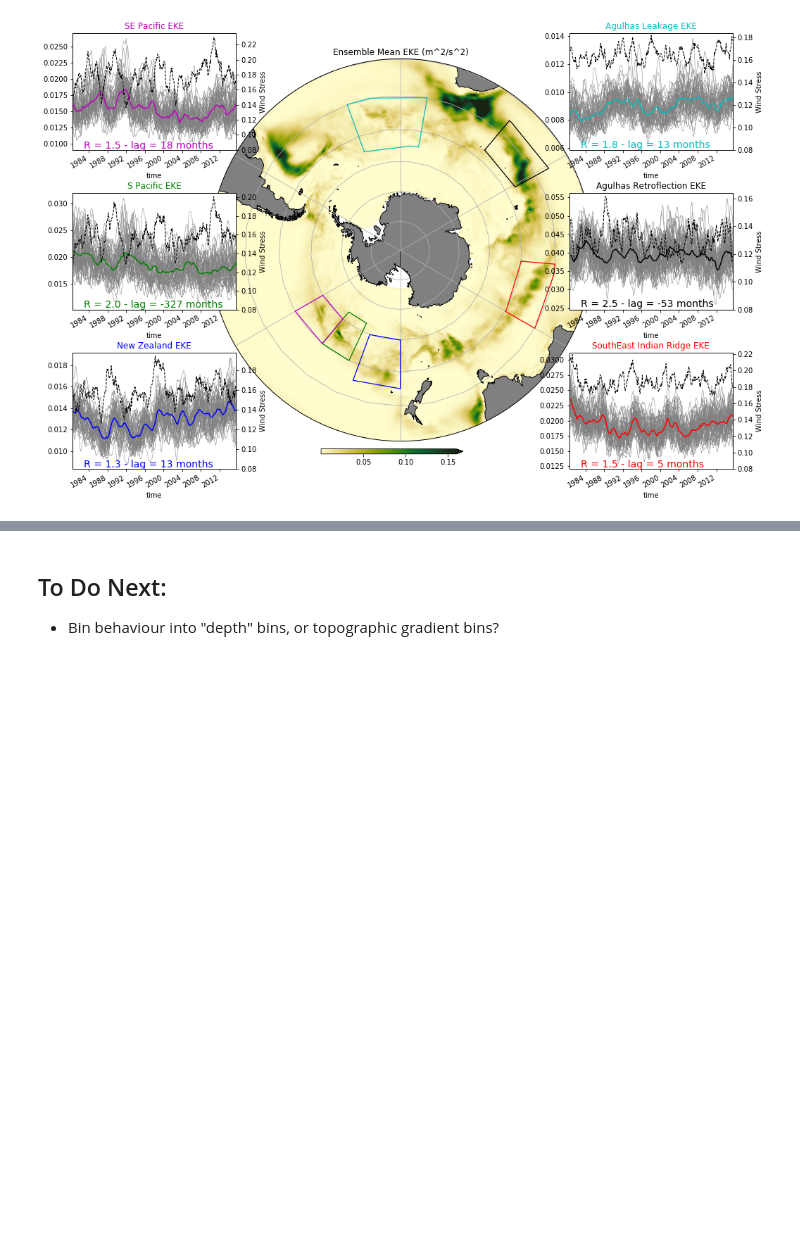
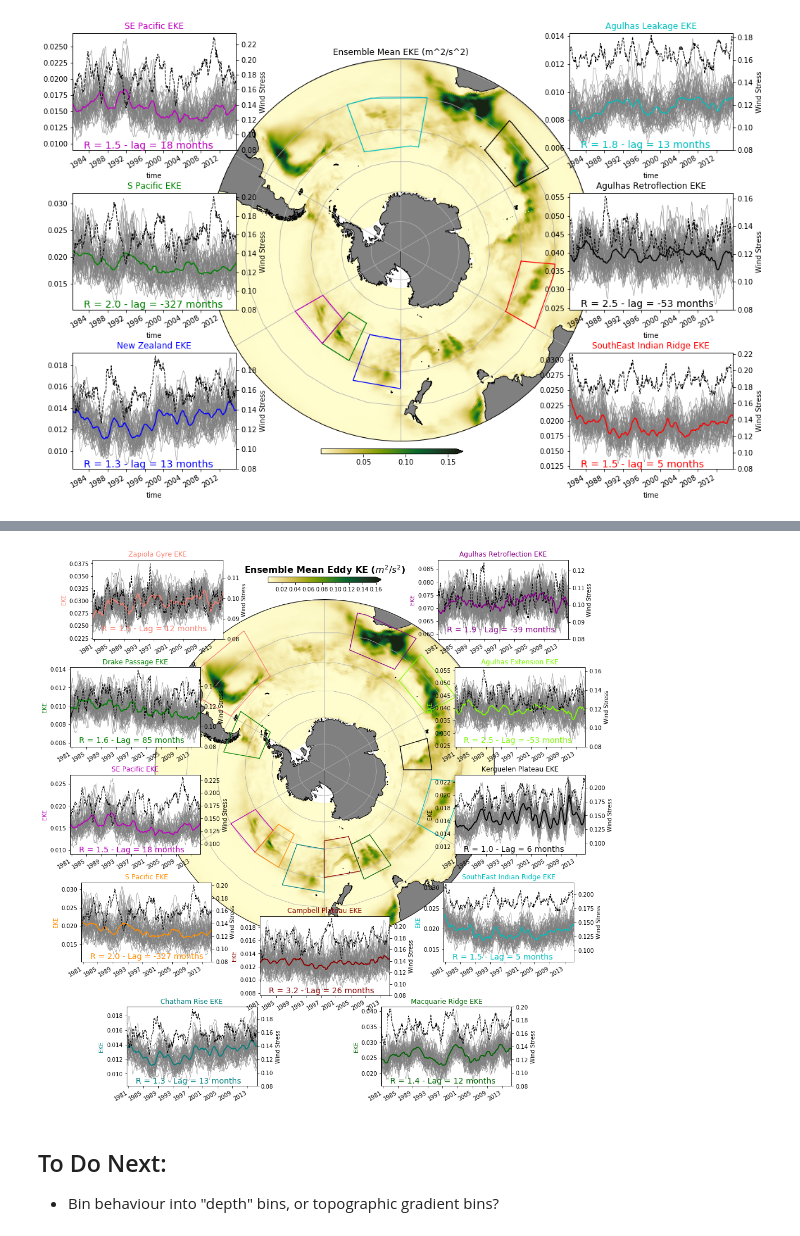
Before and after one commit to AndyHoggANU/OCCIPUT-analysis, a Jupyter notebook: Plot_Real_EKE.ipynb, the cells around one changed output, grey strips where cells are left out. Saved outputs shown, nothing was run; the diff lists cells and outputs as text; code cells hidden in the pictures; blank space fills up the shorter version.

Commit message:
updating EKE plot

```diff
--- a/Plot_Real_EKE.ipynb
+++ b/Plot_Real_EKE.ipynb
@@ -353,6 +353,7 @@ def add_box(ax, ax_p, col, desc, lon1, lon2, lat1, lat2,long_name):
     eke_sum = eke_sum/nn
     eke_sum.plot(ax=ax_p,color=col,linewidth=1.5)
     sigma2 = np.var(eke_sum)
+    ax_p.set_xlabel('Wind Stress')
 
 
     # Now I have ensemble mean, I can calculate ensemble variance.
@@ -371,6 +372,7 @@ def add_box(ax, ax_p, col, desc, lon1, lon2, lat1, lat2,long_name):
             eke_var = eke_var + (eke - eke_sum)**2
 
     eke_var = eke_var/nn
+    sigma2 = np.var(eke_sum)
 
     epsilon2 = eke_var.mean('time')
 
@@ -384,13 +386,19 @@ def add_box(ax, ax_p, col, desc, lon1, lon2, lat1, lat2,long_name):
     ax_pt.set_ylim(ymin=0.08)
     ax_pt.set_ylabel('Wind Stress')
 
+
+    eke_sum.plot(ax=ax_p,color=col,linewidth=1.5)
+    ax_p.set_xlabel('')
+    ax_p.set_ylabel('EKE',color=col)
+    #ax_p.set_yticklabels(ax_p.get_yticklabels(),color=col)
+
     # Is there a lagged correlation?
     ekep = eke_sum[6:-6] - eke_sum.mean()
     taup = tau[6:-6] - tau.mean()
     coef = np.correlate(ekep,taup,mode='full')
     lag = coef.argmax() - ekep.shape[0] + 1
 
-    ax_pt.text(pd.datetime(1983,1,1),0.082,'R = %0.1f - lag = %d months'%(ratio.values,lag),color=col,size=14)
+    ax_pt.text(pd.datetime(1983,1,1),0.084,'R = %0.1f - Lag = %d months'%(ratio.values,lag),color=col,size=14)
 
     ax_p.set_title(long_name +' EKE',color=col)
     ax_p.autoscale(enable=True, axis='x', tight=True)
@@ -500,3 +510,75 @@ plt.savefig('SouthernOceanEKE2.png',dpi=250)
+# %%
+plt.figure(figsize=(14, 14))
+ax = plt.axes([0.2, 0.3, 0.6, 0.6],projection=ccrs.SouthPolarStereo(),)
+ax.set_extent([-287, 73, -80, -30], crs=ccrs.PlateCarree())
+
+# Compute a circle in axes coordinates, which we can use as a boundary
+# for the map. We can pan/zoom as much as we like - the boundary will be
+# permanently circular.
+theta = np.linspace(0, 2*np.pi, 100)
+center, radius = [0.5, 0.5], 0.5
+verts = np.vstack([np.sin(theta), np.cos(theta)]).T
+circle = mpath.Path(verts * radius + center)
+ax.set_boundary(circle, transform=ax.transAxes)
+
+ax.add_feature(land_50m)
+ax.gridlines()
+p1 = eke_month.mean('month').plot(cmap=cm.cm.speed,vmax=0.16,add_colorbar=False,transform=ccrs.PlateCarree())
+ax_c = plt.axes([0.4,0.93,0.2,0.01])
+plt.colorbar(p1,cax=ax_c,orientation='horizontal',extend='max')
+ax_c.set_title('Ensemble Mean Eddy KE ($m^2/s^2$)',fontsize=16,fontweight='bold')
+
+# Malvinas/Zapiola
+ax_mv = plt.axes([0.09, 0.83, 0.23, 0.14])
+add_box(ax,ax_mv, 'salmon', 'mv', -60, -30, -50, -33,'Zapiola Gyre')
+
+# Drake Passage
+ax_dp = plt.axes([0.05, 0.64, 0.23, 0.14])
+add_box(ax,ax_dp,'g', 'dp', -80, -55, -65, -52,'Drake Passage')
+
+# SE Pacific
+ax_p2 = plt.axes([0.05, 0.45, 0.23, 0.14])
+add_box(ax, ax_p2, 'm', 'p2', -140, -120, -60, -50, 'SE Pacific')
+
+# South Pacific
+ax_p1 = plt.axes([0.07, 0.26, 0.23, 0.14])
+add_box(ax, ax_p1, 'darkorange', 'p1', -155, -140, -63, -50, 'S Pacific')
+
+# NZ
+ax_nz = plt.axes([0.15, 0.04, 0.23, 0.14])
+add_box(ax, ax_nz, 'teal', 'nz', -180, -160, -60, -45, 'Chatham Rise')
+
+# Campbell Plateau
+ax_cp = plt.axes([0.385, 0.2, 0.23, 0.14])
+add_box(ax,ax_cp,'darkred', 'cp', -200, -180, -63, -50,'Campbell Plateau')
+
+# Macquarie Ridge
+ax_mr = plt.axes([0.6, 0.04, 0.23, 0.14])
+add_box(ax,ax_mr,'darkgreen', 'mr', -215, -200, -60, -47,'Macquarie Ridge')
+
+# SEIR
+ax_se = plt.axes([0.71, 0.26, 0.23, 0.14])
+add_box(ax, ax_se, 'c', 'se', -265, -240, -50, -40, 'SouthEast Indian Ridge')
+
+# Kerguelen Plateau
+ax_ke = plt.axes([0.73, 0.45, 0.23, 0.14])
+add_box(ax,ax_ke,'k', 'ke', -287, -270, -60, -50,'Kerguelen Plateau')
+
+# Agulhas Retroflection
+ax_ar = plt.axes([0.73, 0.64, 0.23, 0.14])
+add_box(ax, ax_ar, 'lawngreen', 'ar', 40,  61, -47,  -36, 'Agulhas Extension')
+
+# Agulhas
+ax_ag = plt.axes([0.7, 0.83, 0.23, 0.14])
+add_box(ax,ax_ag,'darkmagenta', 'ag', 12,  35, -45,  -33,'Agulhas Retroflection')
+
+# Agulhas Leakage
+# ax_al = plt.axes([0.75, 0.7, 0.23, 0.15])
+# add_box(ax, ax_al, 'c', 'al', -20,  10, -55,  -40, 'Agulhas Leakage')
+
+plt.savefig('SouthernOceanEKE_Huge.png',dpi=300)
+# %% [output]
+[figure, added]
 # %% [markdown]
 ## To Do Next:
 * Bin behaviour into "depth" bins, or topographic gradient bins?
```
Also changed, not shown: parts of 1 cell of this notebook.
